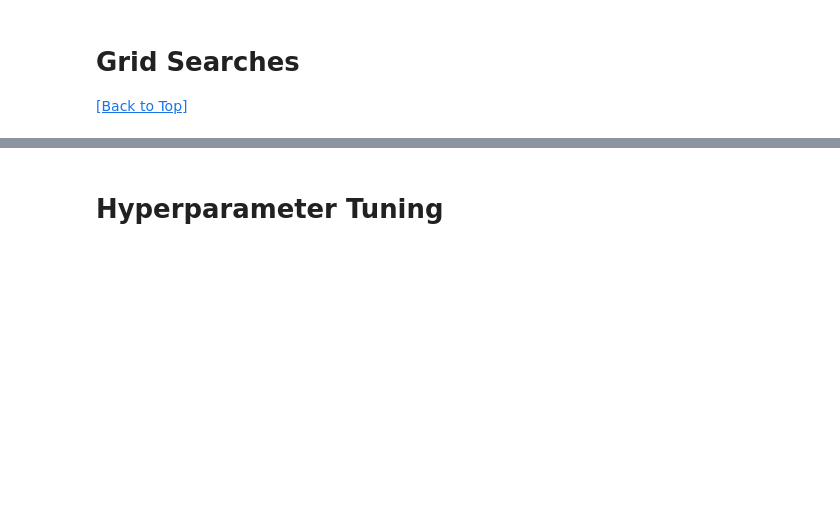
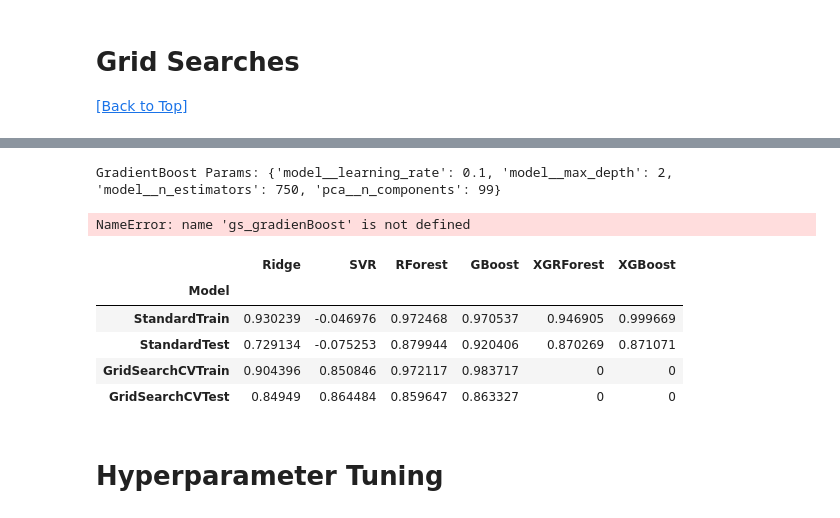
Before and after one commit to BaroqBard/IowaHousingPredictions, a Jupyter notebook: Iowa Housing Project - II. Modeling & Analysis.ipynb, the cells around one changed output, grey strips where cells are left out. Drawn from its saved outputs; the diff is of its cells as text; code cells hidden in the pictures; blank space fills up the shorter version.

Commit message:
Modeling updates

```diff
--- a/Iowa Housing Project - II. Modeling & Analysis.ipynb
+++ b/Iowa Housing Project - II. Modeling & Analysis.ipynb
@@ -261,15 +269,25 @@ pipeline = Pipeline(steps=[('pca', pca),
 gb_grid = {'pca__n_components': range(50, x_train.shape[1]),
           'model__learning_rate': [0.01, 0.1, 1],
           'model__n_estimators': [500, 750, 1000],
-          'max_depth': [2, 3, 4, 5, 6]}
+          'model__max_depth': [2, 3, 4, 5, 6]}
 gs_gradientBoost = model_selection.GridSearchCV(pipeline, gb_grid, n_jobs=-2, cv=3)
 gs_gradientBoost.fit(x_train, y_train['SalePrice'])
 print('GradientBoost Params: ' + str(gs_gradientBoost.best_params_))
-
-# Tabulate Train Score & Test Score
-resul.iloc[2, 3] = gs_gradienBoost.score(x_train, y_train['SalePrice'])
-resul.iloc[3, 3] = gs_gradienBoost.score(x_test, y_test['SalePrice'])
-resul.head()
+# %% [output]
+GradientBoost Params: {'model__learning_rate': 0.1, 'model__max_depth': 2, 'model__n_estimators': 750, 'pca__n_components': 99}
+NameError: name 'gs_gradienBoost' is not defined
+# %%
+# Tabulate Train Score & Test Score
+resul.iloc[2, 3] = gs_gradientBoost.score(x_train, y_train['SalePrice'])
+resul.iloc[3, 3] = gs_gradientBoost.score(x_test, y_test['SalePrice'])
+resul.head()
+# %% [output]
+|  | Ridge | SVR | RForest | GBoost | XGRForest | XGBoost |
+| Model |  |  |  |  |  |  |
+| StandardTrain | 0.930239 | -0.046976 | 0.972468 | 0.970537 | 0.946905 | 0.999669 |
+| StandardTest | 0.729134 | -0.075253 | 0.879944 | 0.920406 | 0.870269 | 0.871071 |
+| GridSearchCVTrain | 0.904396 | 0.850846 | 0.972117 | 0.983717 | 0 | 0 |
+| GridSearchCVTest | 0.84949 | 0.864484 | 0.859647 | 0.863327 | 0 | 0 |
 # %%
 #################################
 ### XGRandom Forest Regressor ###
```
Also changed, not shown: parts of 7 cells of this notebook.
